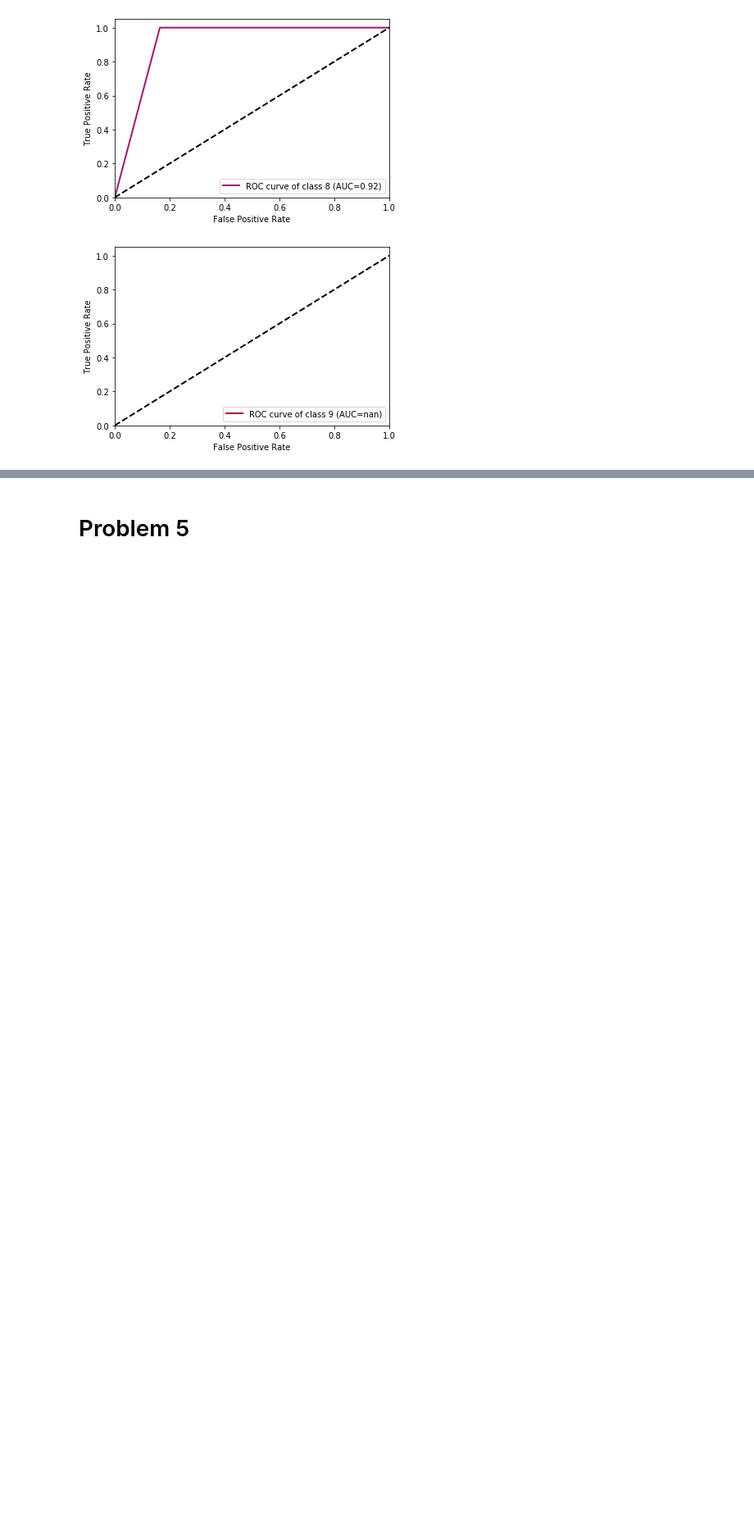
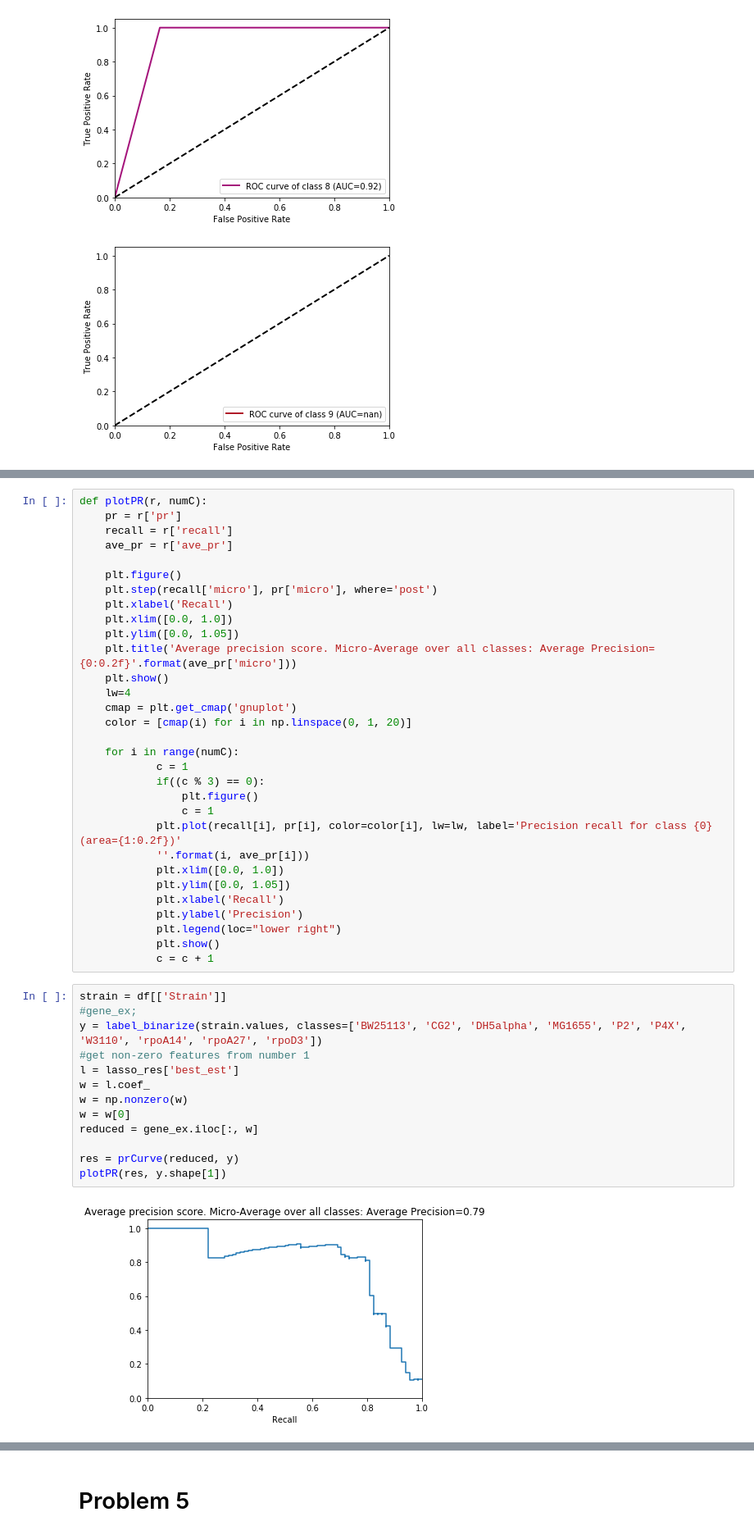
Before and after one commit to joser1996/ECS171, a Jupyter notebook: HW3/HW3.ipynb, the cells around one changed output, grey strips where cells are left out. Shown at 82% size. Saved outputs shown, nothing was run; the diff lists cells and outputs as text; blank space fills up the shorter version.

Commit message:
Added PR curves

```diff
--- a/HW3/HW3.ipynb
+++ b/HW3/HW3.ipynb
@@ -363,0 +394,46 @@ def prCurve():
+# %%
+def plotPR(r, numC):
+    pr = r['pr']
+    recall = r['recall']
+    ave_pr = r['ave_pr']
+
+    plt.figure()
+    plt.step(recall['micro'], pr['micro'], where='post')
+    plt.xlabel('Recall')
+    plt.xlim([0.0, 1.0])
+    plt.ylim([0.0, 1.05])
+    plt.title('Average precision score. Micro-Average over all classes: Average Precision={0:0.2f}'.format(ave_pr['micro']))
+    plt.show()
+    lw=4
+    cmap = plt.get_cmap('gnuplot')
+    color = [cmap(i) for i in np.linspace(0, 1, 20)]
+
+    for i in range(numC):
+            c = 1
+            if((c % 3) == 0):
+                plt.figure()
+                c = 1
+            plt.plot(recall[i], pr[i], color=color[i], lw=lw, label='Precision recall for class {0} (area={1:0.2f})'
+            ''.format(i, ave_pr[i]))
+            plt.xlim([0.0, 1.0])
+            plt.ylim([0.0, 1.05])
+            plt.xlabel('Recall')
+            plt.ylabel('Precision')
+            plt.legend(loc="lower right")
+            plt.show()
+            c = c + 1
+# %%
+strain = df[['Strain']]
+#gene_ex;
+y = label_binarize(strain.values, classes=['BW25113', 'CG2', 'DH5alpha', 'MG1655', 'P2', 'P4X', 'W3110', 'rpoA14', 'rpoA27', 'rpoD3'])
+#get non-zero features from number 1
+l = lasso_res['best_est']
+w = l.coef_
+w = np.nonzero(w)
+w = w[0]
+reduced = gene_ex.iloc[:, w]
+
+res = prCurve(reduced, y)
+plotPR(res, y.shape[1])
+# %% [output]
+[figure, added]
```
Also changed, not shown: parts of 10 cells of this notebook.
